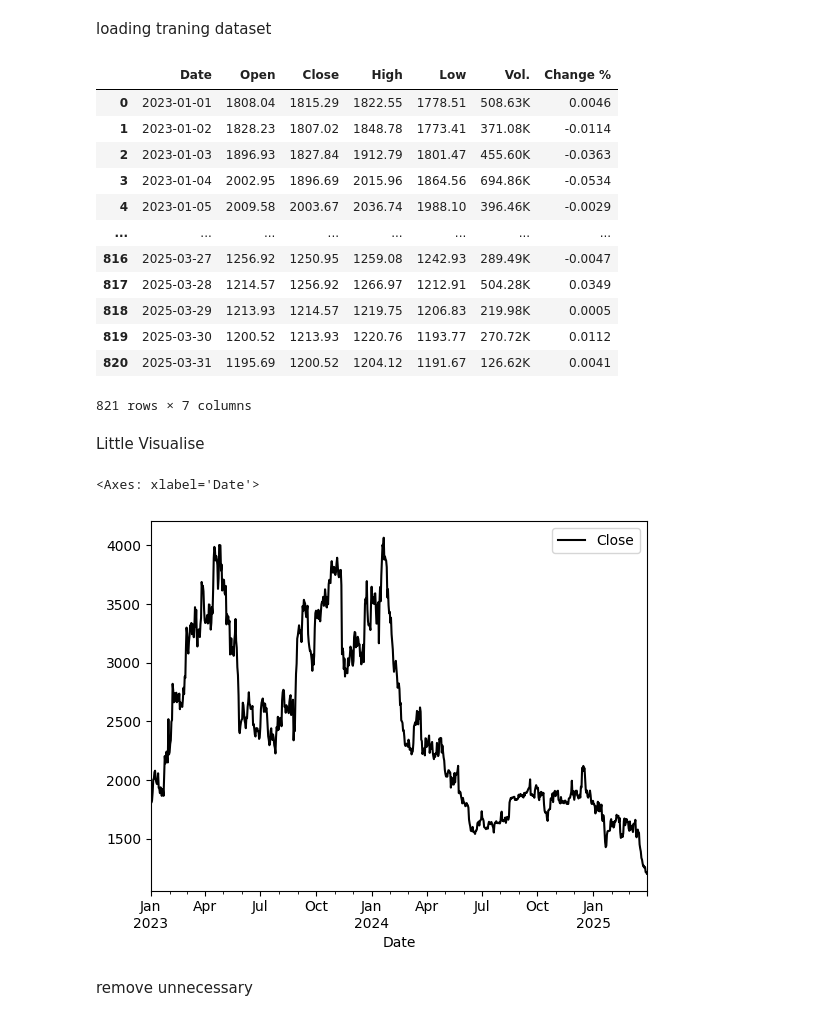
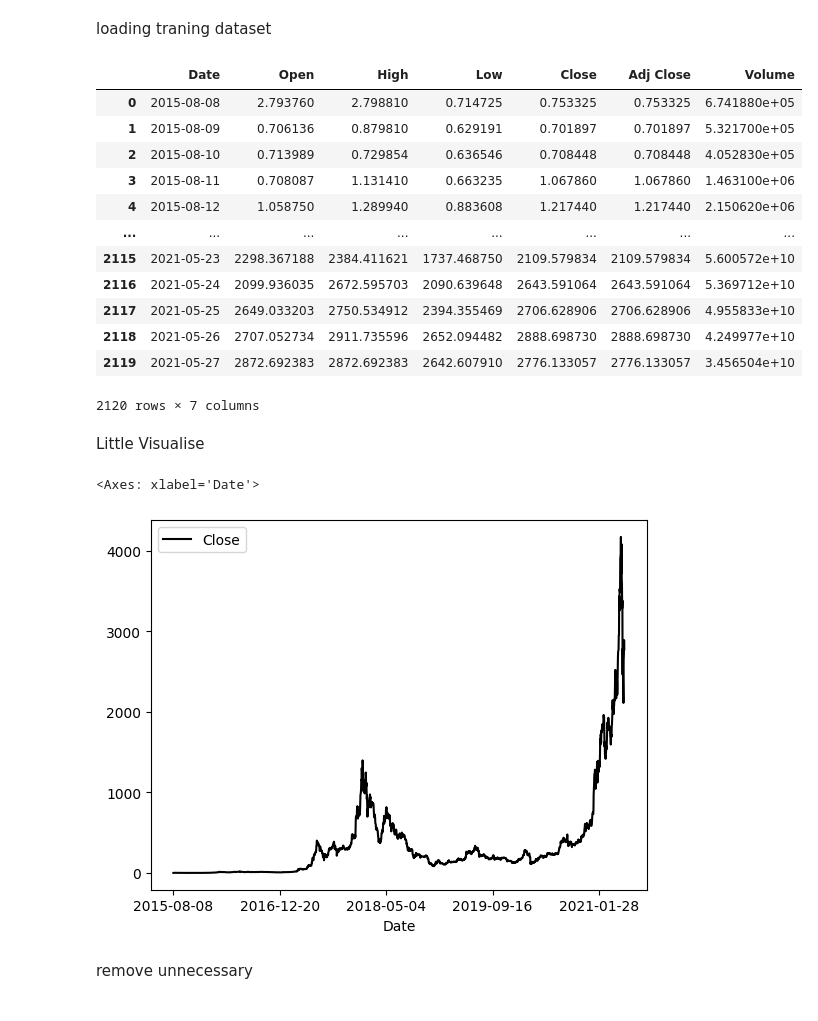
Before and after one commit to shivampb/ML-Models, a Jupyter notebook: Ethereum-prediction/main.ipynb, the cells around one changed output. Cells and saved outputs as stored; diff of their text form; code cells hidden in the pictures.

```diff
--- a/Ethereum-prediction/main.ipynb
+++ b/Ethereum-prediction/main.ipynb
@@ -7,29 +7,29 @@ import numpy as np
 # %% [markdown]
 loading traning dataset
 # %%
-df = pd.read_excel("dataset/2.xlsx")
+df = pd.read_csv("dataset/ETH-USD.csv")
 df
 # %% [output]
-|  | Date | Open | Close | High | Low | Vol. | Change % |
-| 0 | 2023-01-01 | 1808.04 | 1815.29 | 1822.55 | 1778.51 | 508.63K | 0.0046 |
-| 1 | 2023-01-02 | 1828.23 | 1807.02 | 1848.78 | 1773.41 | 371.08K | -0.0114 |
-| 2 | 2023-01-03 | 1896.93 | 1827.84 | 1912.79 | 1801.47 | 455.60K | -0.0363 |
-| 3 | 2023-01-04 | 2002.95 | 1896.69 | 2015.96 | 1864.56 | 694.86K | -0.0534 |
-| 4 | 2023-01-05 | 2009.58 | 2003.67 | 2036.74 | 1988.10 | 396.46K | -0.0029 |
+|  | Date | Open | High | Low | Close | Adj Close | Volume |
+| 0 | 2015-08-08 | 2.793760 | 2.798810 | 0.714725 | 0.753325 | 0.753325 | 6.741880e+05 |
+| 1 | 2015-08-09 | 0.706136 | 0.879810 | 0.629191 | 0.701897 | 0.701897 | 5.321700e+05 |
+| 2 | 2015-08-10 | 0.713989 | 0.729854 | 0.636546 | 0.708448 | 0.708448 | 4.052830e+05 |
+| 3 | 2015-08-11 | 0.708087 | 1.131410 | 0.663235 | 1.067860 | 1.067860 | 1.463100e+06 |
+| 4 | 2015-08-12 | 1.058750 | 1.289940 | 0.883608 | 1.217440 | 1.217440 | 2.150620e+06 |
 | ... | ... | ... | ... | ... | ... | ... | ... |
-| 816 | 2025-03-27 | 1256.92 | 1250.95 | 1259.08 | 1242.93 | 289.49K | -0.0047 |
-| 817 | 2025-03-28 | 1214.57 | 1256.92 | 1266.97 | 1212.91 | 504.28K | 0.0349 |
-| 818 | 2025-03-29 | 1213.93 | 1214.57 | 1219.75 | 1206.83 | 219.98K | 0.0005 |
-| 819 | 2025-03-30 | 1200.52 | 1213.93 | 1220.76 | 1193.77 | 270.72K | 0.0112 |
-| 820 | 2025-03-31 | 1195.69 | 1200.52 | 1204.12 | 1191.67 | 126.62K | 0.0041 |
+| 2115 | 2021-05-23 | 2298.367188 | 2384.411621 | 1737.468750 | 2109.579834 | 2109.579834 | 5.600572e+10 |
+| 2116 | 2021-05-24 | 2099.936035 | 2672.595703 | 2090.639648 | 2643.591064 | 2643.591064 | 5.369712e+10 |
+| 2117 | 2021-05-25 | 2649.033203 | 2750.534912 | 2394.355469 | 2706.628906 | 2706.628906 | 4.955833e+10 |
+| 2118 | 2021-05-26 | 2707.052734 | 2911.735596 | 2652.094482 | 2888.698730 | 2888.698730 | 4.249977e+10 |
+| 2119 | 2021-05-27 | 2872.692383 | 2872.692383 | 2642.607910 | 2776.133057 | 2776.133057 | 3.456504e+10 |
-821 rows × 7 columns
+2120 rows × 7 columns
 # %% [markdown]
 Little Visualise
 # %%
 df.plot.line(y="Close",x="Date",color="black")
 # %% [output]
 <Axes: xlabel='Date'>
-[figure, old version]
+[figure, new version]
 # %% [markdown]
 remove unnecessary
 # %%
```
Also changed, not shown: parts of 24 cells of this notebook.
